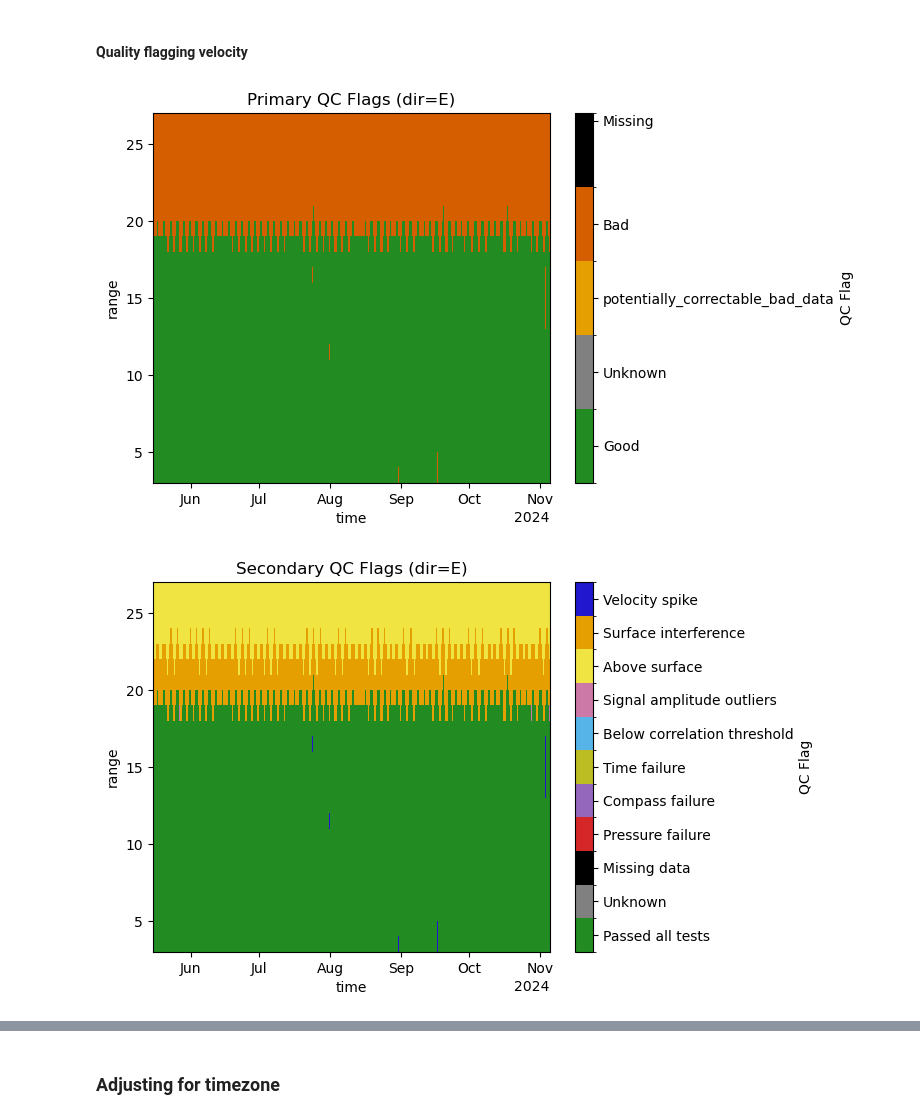
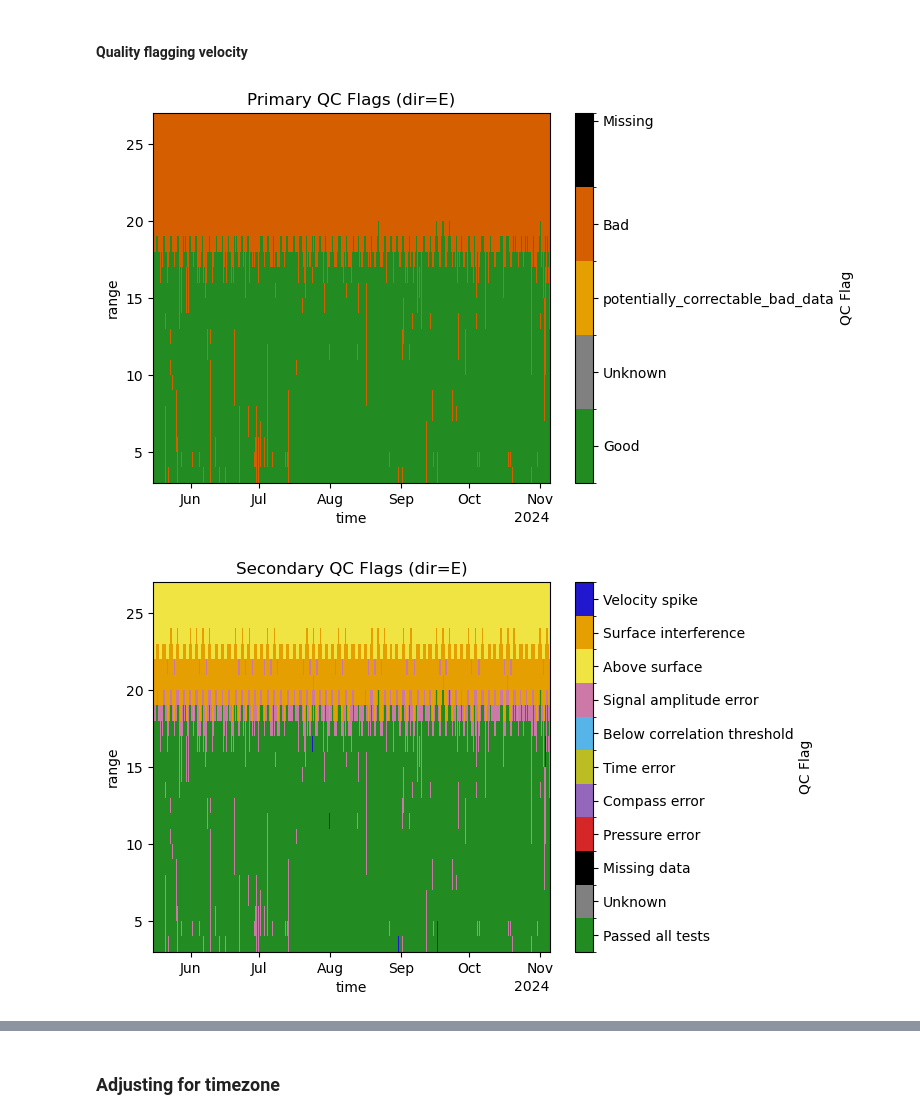
Before and after one commit to AnurovaPrykhodko/ADCP-internship, a Jupyter notebook: quality_flagging.ipynb, the cells around one changed output, grey strips where cells are left out. Drawn from its saved outputs; the diff is of its cells as text; code cells hidden in the pictures.

Commit message:
signal amplitude flag now based on gradient and linear decay. Flag above surface uses expected depth instead of depth variable

```diff
--- a/quality_flagging.ipynb
+++ b/quality_flagging.ipynb
@@ -77,7 +77,7 @@ mask_NaN_temp = np.isnan(ds['temp'])
 mask_temp_unrealistic = (ds['temp'] <= T_min) |(ds['temp'] >= T_max)
 
 # Mask temperature spikes
-mask_temp_spikes = my.detect_spikes(ds['temp'],window=192, dim='time', min_periods=3, threshold=4)
+mask_temp_spikes = my.detect_spikes(ds['temp'],window=192, dim='time', min_periods=3, threshold=3)
 
 # Mask passed all test
 mask_temp_passed = (
@@ -513,11 +618,11 @@ qc1, qc2 = my.apply_qc_mask(masks['below_corr_thresh'], (4, 7), qc1, qc2)
 qc1, qc2 = my.apply_qc_mask(masks['outlier'], (4, 8), qc1, qc2)
 qc1, qc2 = my.apply_qc_mask(masks['NaN'], (9, 3), qc1, qc2)
 qc1, qc2 = my.apply_qc_mask(masks['passed'], (1, 1), qc1, qc2)
+qc1, qc2 = my.apply_qc_mask(masks['above_surface'], (4, 9), qc1, qc2)
 qc1, qc2 = my.apply_qc_mask(masks['surface_interference'], (4, 10), qc1, qc2)
-qc1, qc2 = my.apply_qc_mask(masks['above_surface'], (4, 9), qc1, qc2)
-qc1, qc2 = my.apply_qc_mask(masks['compass_failure'], (3, 5), qc1, qc2)
-qc1, qc2 = my.apply_qc_mask(masks['pressure_failure'], (3, 4), qc1, qc2)
-qc1, qc2 = my.apply_qc_mask(masks['time_failure'], (3, 6), qc1, qc2)
+qc1, qc2 = my.apply_qc_mask(masks['compass_error'], (3, 5), qc1, qc2)
+qc1, qc2 = my.apply_qc_mask(masks['pressure_error'], (3, 4), qc1, qc2)
+qc1, qc2 = my.apply_qc_mask(masks['time_error'], (3, 6), qc1, qc2)
 
 
 qc1 = qc1.transpose('dir', 'range', 'time')
@@ -530,36 +635,36 @@ ds['vel_qc_primary'] = qc1.assign_attrs({
     'flag_meanings': 'good unknown potentially_correctable_bad_data bad missing_data',
     'convention': "Intergovernmental Oceanographic Commission of UNESCO Quality Flag Scheme",
 })
 
 # Add the descriptive QC flags
 ds['vel_qc_secondary'] = qc2.assign_attrs({
         'long_name': 'Quality flag descriptions for variable (secondary level)',
         'flag_values': [1,2,3,4,5,6,7,8,9,10,11],
         'flag_meanings':
                 'passed_all_tests '
                 'unknown '
                 'missing_data '
-                'pressure_failure '
-                'compass_failure '
-                'time_failure '
+                'pressure_error '
+                'compass_error '
+                'time_error '
                 'below_correlation_threshold_64 '
                 'signal_amplitude_outliers '
                 'above_surface '
                 'surface_interference '
                 'velocity_spike ',
         'convention': "Intergovernmental Oceanographic Commission of UNESCO Quality Flag Scheme",
     })
 
 # Link as ancillary variables
 ds['vel'].attrs['ancillary_variables'] = 'vel_qc_primary vel_qc_secondary'
 
 my.plot_qc_primary(ds, direction=0)
 
 my.plot_qc_secondary(ds, direction=0)
 
 my.summarize_qc(ds, 'vel_qc_primary')
 my.summarize_qc(ds, 'vel_qc_secondary')
 # %% [output]
-[figure, old version]
+[figure, new version]
-[figure, old version]
+[figure, new version]
 QC Summary for 'vel_qc_primary':
```
Also changed, not shown: parts of 6 cells of this notebook.
